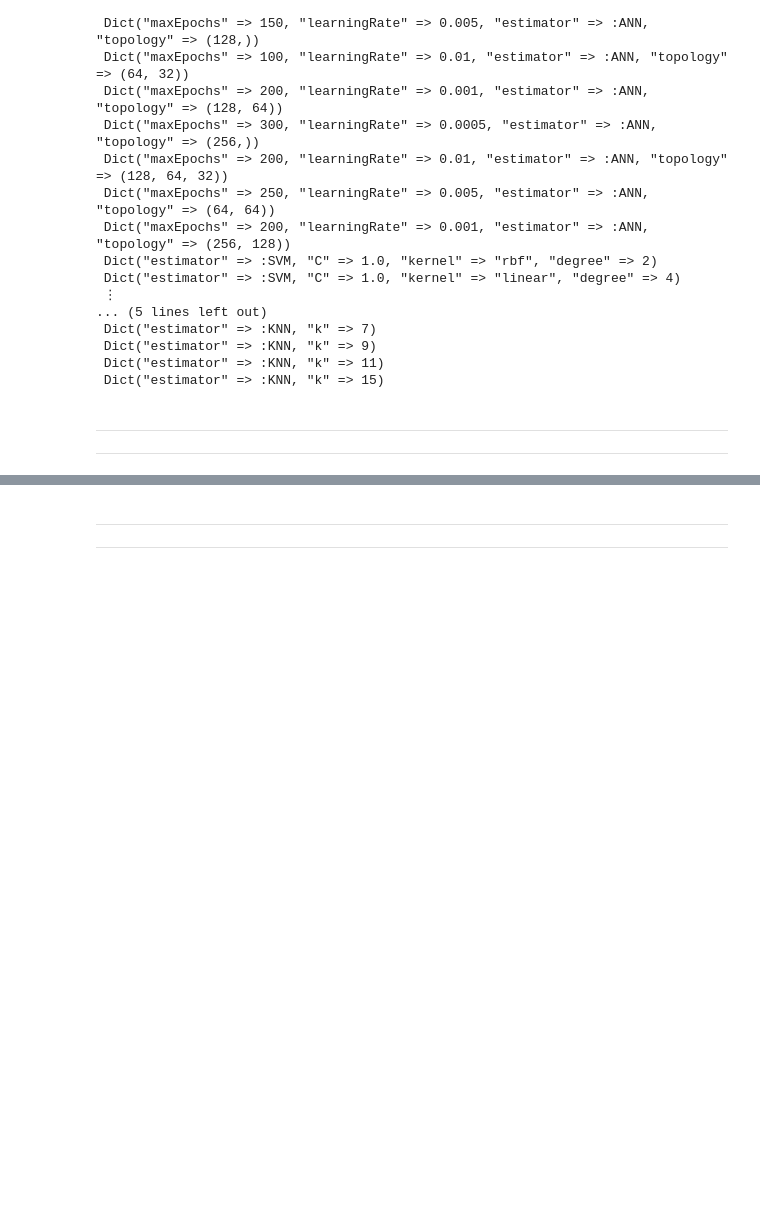
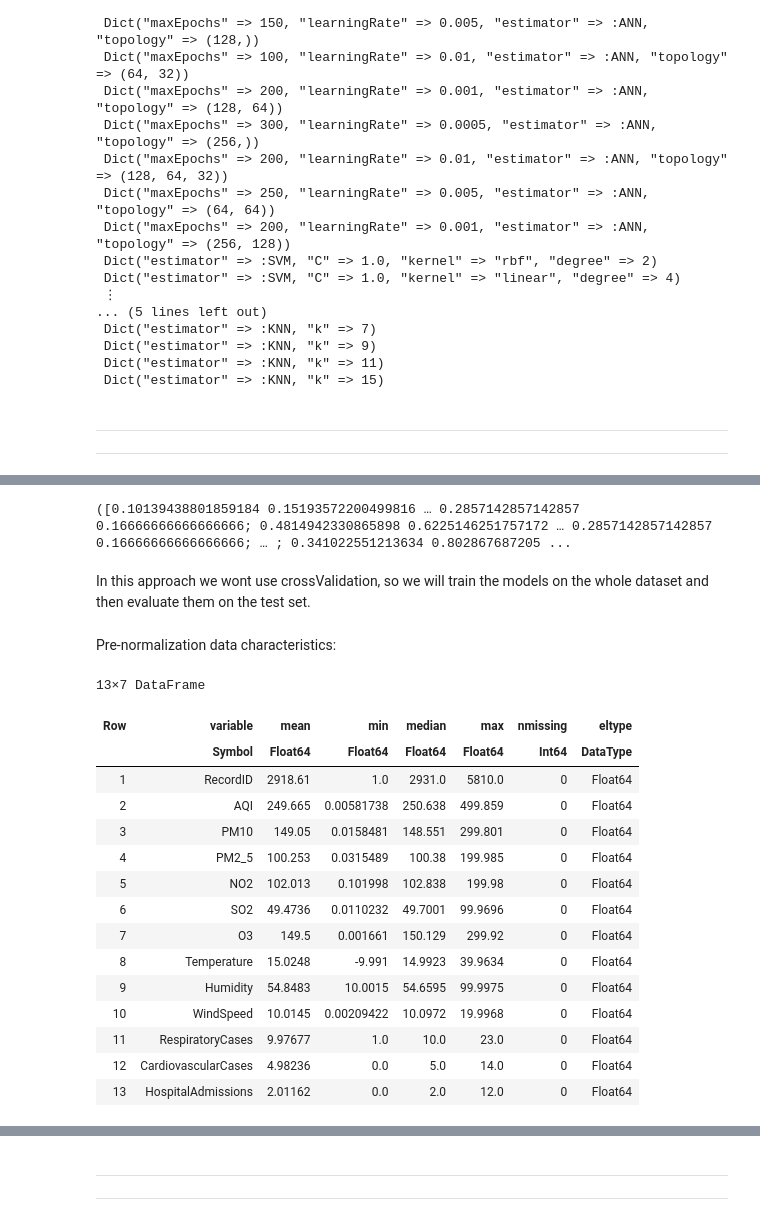
Before and after one commit to ashmunir/ML_Project, a Jupyter notebook: Main.ipynb, the cells around one changed output, grey strips where cells are left out. Drawn from its saved outputs; the diff is of its cells as text; code cells hidden in the pictures; blank space fills up the shorter version.

Commit message:
approaches 1 and 2 ready

```diff
--- a/Main.ipynb
+++ b/Main.ipynb
@@ -327,0 +178,27 @@ genModel (generic function with 1 method)
+# %%
+train_input_minmax, test_input_minmax = normalizeData(train_input, test_input, :MinMax)
+# %% [output]
+([0.10139438801859184 0.15193572200499816 … 0.2857142857142857 0.16666666666666666; 0.4814942330865898 0.6225146251757172 … 0.2857142857142857 0.16666666666666666; … ; 0.341022551213634 0.802867687205 ...
+# %% [markdown]
+In this approach we wont use crossValidation, so we will train the models on the whole dataset and then evaluate them on the test set.
+# %% [markdown]
+Pre-normalization data characteristics:
+# %%
+describe(DataFrame(train_input, names(data)[1:13]))
+# %% [output]
+13×7 DataFrame
+| Row | variable | mean | min | median | max | nmissing | eltype |
+|  | Symbol | Float64 | Float64 | Float64 | Float64 | Int64 | DataType |
+| 1 | RecordID | 2918.61 | 1.0 | 2931.0 | 5810.0 | 0 | Float64 |
+| 2 | AQI | 249.665 | 0.00581738 | 250.638 | 499.859 | 0 | Float64 |
+| 3 | PM10 | 149.05 | 0.0158481 | 148.551 | 299.801 | 0 | Float64 |
+| 4 | PM2_5 | 100.253 | 0.0315489 | 100.38 | 199.985 | 0 | Float64 |
+| 5 | NO2 | 102.013 | 0.101998 | 102.838 | 199.98 | 0 | Float64 |
+| 6 | SO2 | 49.4736 | 0.0110232 | 49.7001 | 99.9696 | 0 | Float64 |
+| 7 | O3 | 149.5 | 0.001661 | 150.129 | 299.92 | 0 | Float64 |
+| 8 | Temperature | 15.0248 | -9.991 | 14.9923 | 39.9634 | 0 | Float64 |
+| 9 | Humidity | 54.8483 | 10.0015 | 54.6595 | 99.9975 | 0 | Float64 |
+| 10 | WindSpeed | 10.0145 | 0.00209422 | 10.0972 | 19.9968 | 0 | Float64 |
+| 11 | RespiratoryCases | 9.97677 | 1.0 | 10.0 | 23.0 | 0 | Float64 |
+| 12 | CardiovascularCases | 4.98236 | 0.0 | 5.0 | 14.0 | 0 | Float64 |
+| 13 | HospitalAdmissions | 2.01162 | 0.0 | 2.0 | 12.0 | 0 | Float64 |
```
Also changed, not shown: parts of 59 cells of this notebook, 6 other files.
